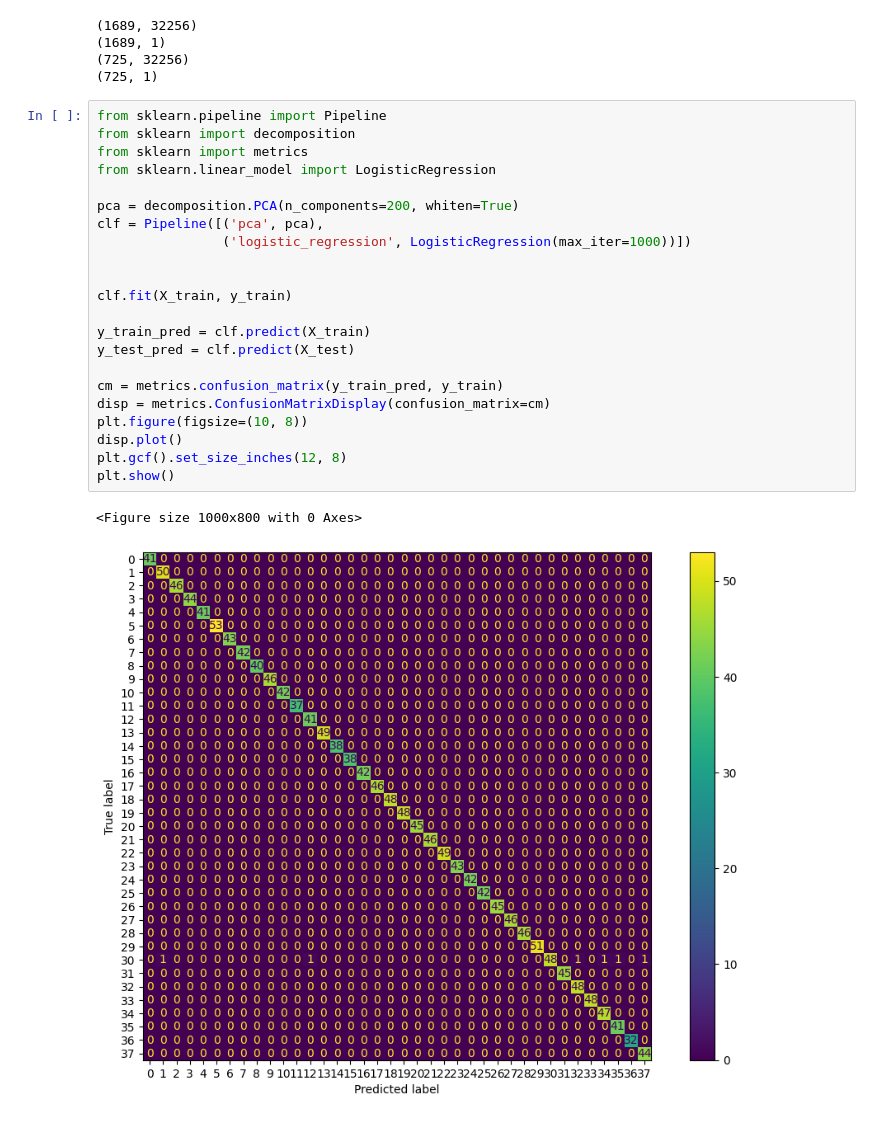
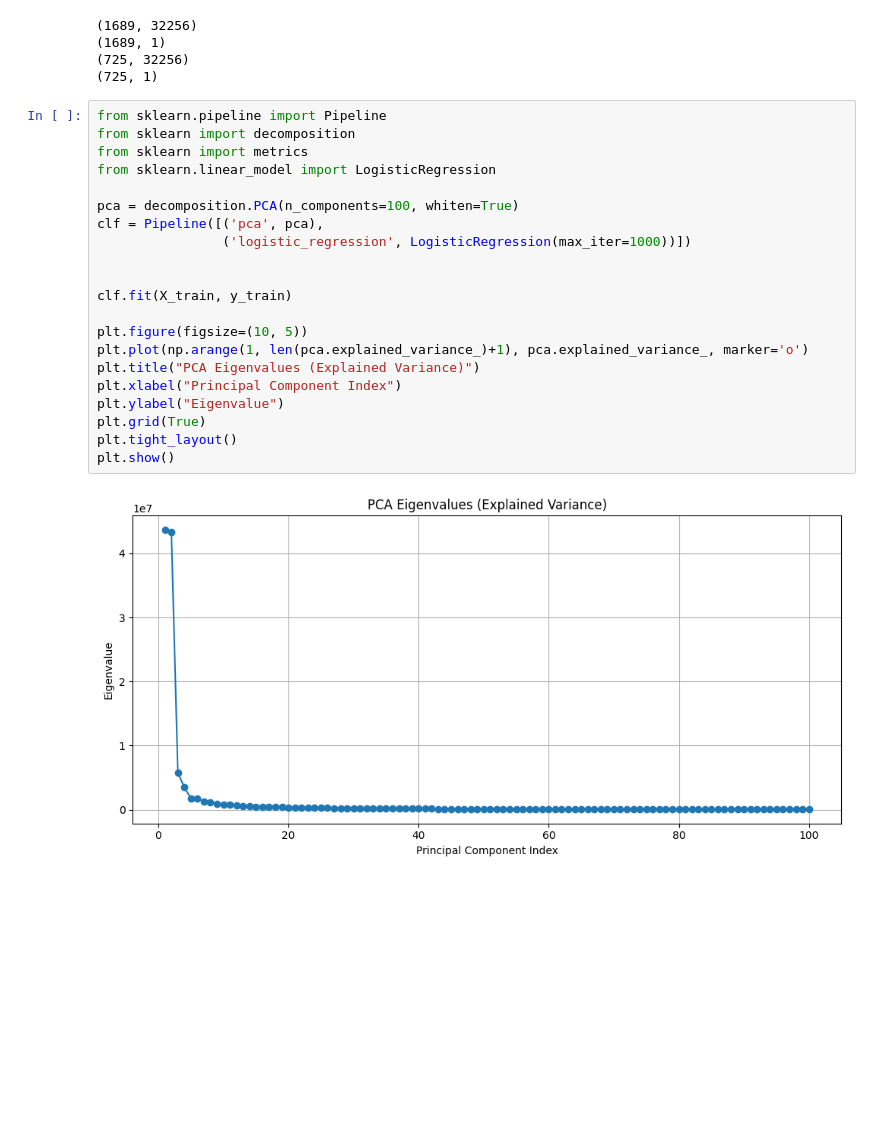
Before and after one commit to Igzi/Eigenfaces, a Jupyter notebook: PCA.ipynb, the cells around one changed output. Cells and saved outputs as stored; diff of their text form; blank space fills up the shorter version.

```diff
--- a/PCA.ipynb
+++ b/PCA.ipynb
@@ -34,25 +34,23 @@ print(y_test.shape)
 # %%
 from sklearn.pipeline import Pipeline
 from sklearn import decomposition
 from sklearn import metrics
 from sklearn.linear_model import LogisticRegression
 
-pca = decomposition.PCA(n_components=200, whiten=True)
+pca = decomposition.PCA(n_components=100, whiten=True)
 clf = Pipeline([('pca', pca),
                 ('logistic_regression', LogisticRegression(max_iter=1000))])
 
 
 clf.fit(X_train, y_train)
 
-y_train_pred = clf.predict(X_train)
-y_test_pred = clf.predict(X_test)
-
-cm = metrics.confusion_matrix(y_train_pred, y_train)
-disp = metrics.ConfusionMatrixDisplay(confusion_matrix=cm)
-plt.figure(figsize=(10, 8))
-disp.plot()
-plt.gcf().set_size_inches(12, 8)
+plt.figure(figsize=(10, 5))
+plt.plot(np.arange(1, len(pca.explained_variance_)+1), pca.explained_variance_, marker='o')
+plt.title("PCA Eigenvalues (Explained Variance)")
+plt.xlabel("Principal Component Index")
+plt.ylabel("Eigenvalue")
+plt.grid(True)
+plt.tight_layout()
 plt.show()
 # %% [output]
-<Figure size 1000x800 with 0 Axes>
-[figure, old version]
+[figure, new version]
```
Also changed, not shown: parts of 8 cells of this notebook, 3 other files.
